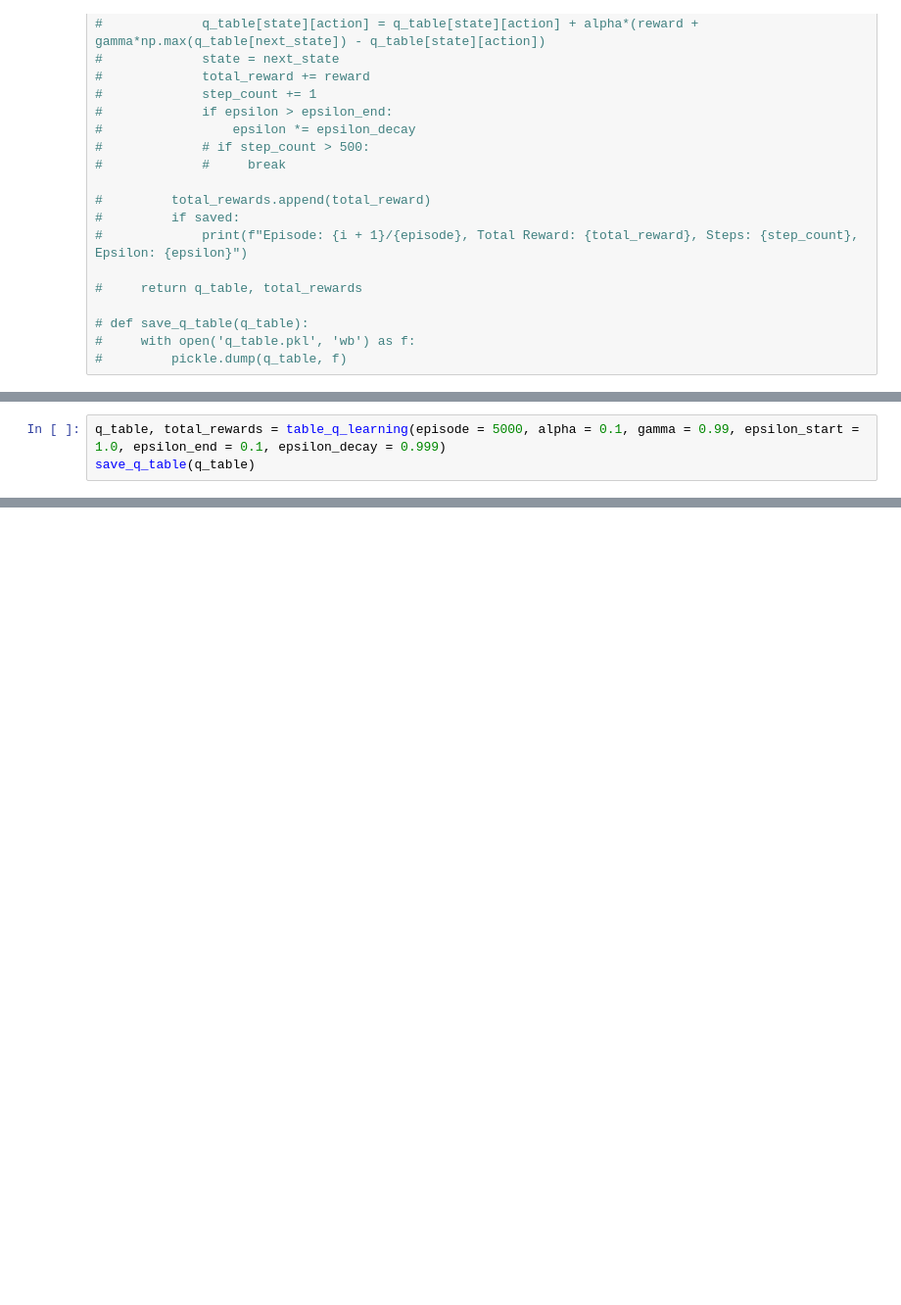
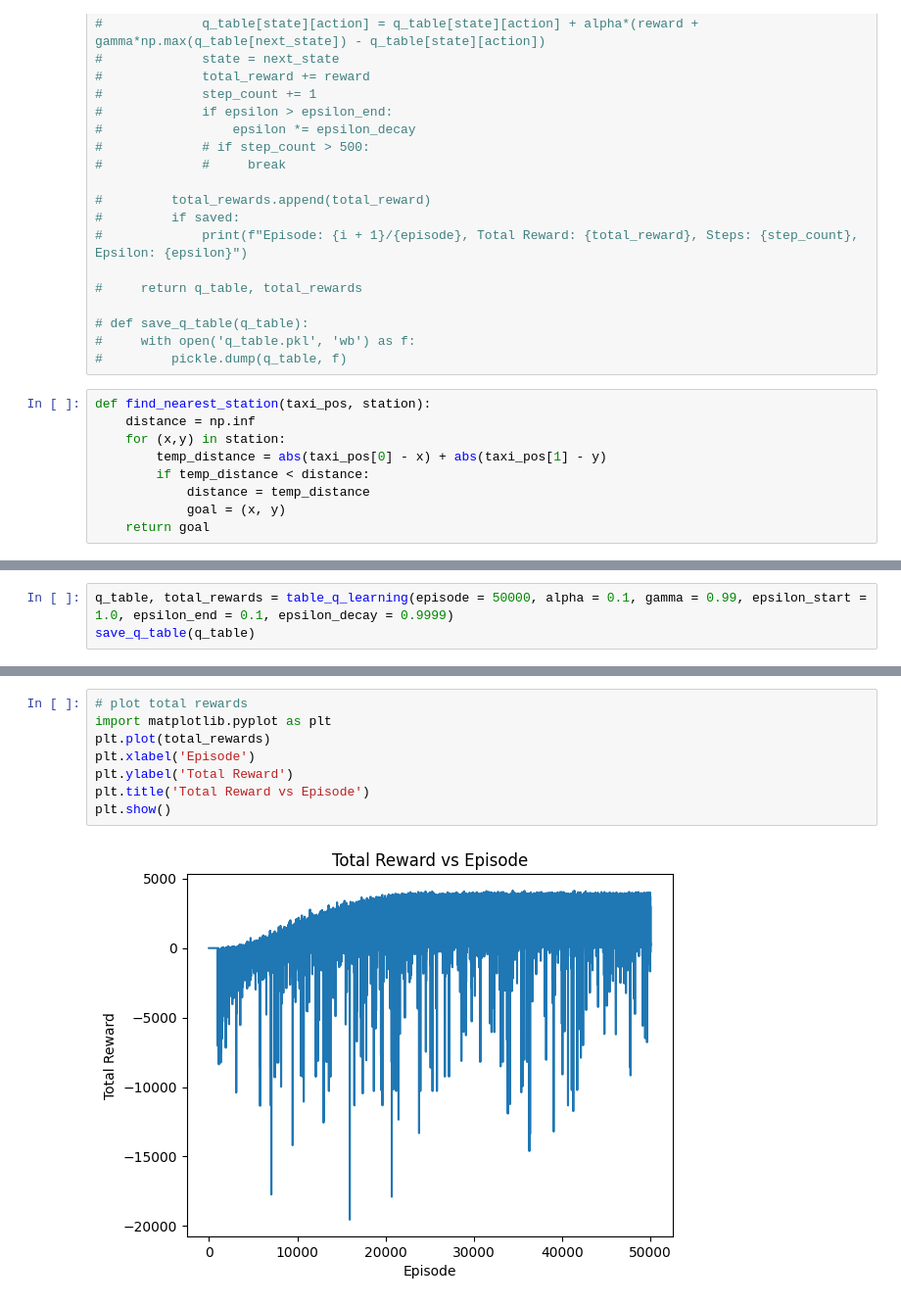
Before and after one commit to GaloisChuang/DRL-Assignment-1, a Jupyter notebook: Question4.ipynb, the cells around one changed output, grey strips where cells are left out. Shown at 98% size. Drawn from its saved outputs; the diff is of its cells as text; blank space fills up the shorter version.

```diff
--- a/Question4.ipynb
+++ b/Question4.ipynb
@@ -62,4 +63,13 @@ from tqdm import tqdm
 # def save_q_table(q_table):
 #     with open('q_table.pkl', 'wb') as f:
 #         pickle.dump(q_table, f)
+# %%
+def find_nearest_station(taxi_pos, station):
+    distance = np.inf
+    for (x,y) in station:
+        temp_distance = abs(taxi_pos[0] - x) + abs(taxi_pos[1] - y)
+        if temp_distance < distance:
+            distance = temp_distance
+            goal = (x, y)
+    return goal
 # %%
@@ -139,5 +198,5 @@ def save_q_table(q_table):
     with open('q_table.pkl', 'wb') as f:
         pickle.dump(q_table, f)
 # %%
-q_table, total_rewards = table_q_learning(episode = 5000, alpha = 0.1, gamma = 0.99, epsilon_start = 1.0, epsilon_end = 0.1, epsilon_decay = 0.999)
+q_table, total_rewards = table_q_learning(episode = 50000, alpha = 0.1, gamma = 0.99, epsilon_start = 1.0, epsilon_end = 0.1, epsilon_decay = 0.9999)
 save_q_table(q_table)
@@ -143,0 +209,10 @@ save_q_table(q_table)
+# %%
+# plot total rewards
+import matplotlib.pyplot as plt
+plt.plot(total_rewards)
+plt.xlabel('Episode')
+plt.ylabel('Total Reward')
+plt.title('Total Reward vs Episode')
+plt.show()
+# %% [output]
+[figure, added]
```
Also changed, not shown: parts of 4 cells of this notebook, 3 other files.
